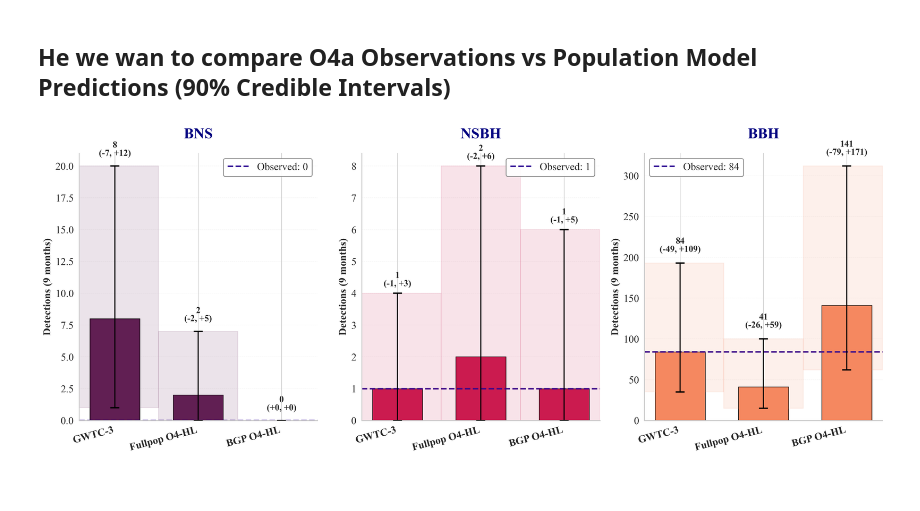
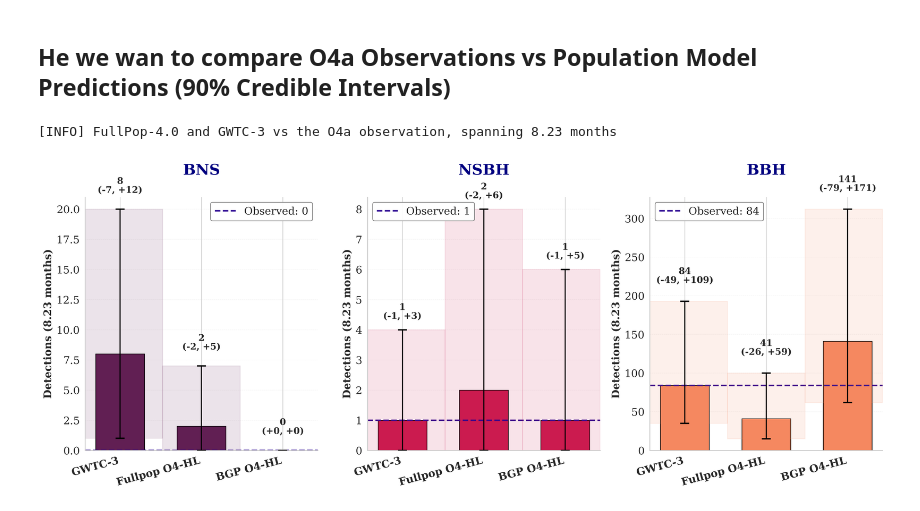
Before and after one commit to weizmannk/cbc-population-distributions, a Jupyter notebook: scripts/detection_rate.ipynb, the cells around one changed output. Drawn from its saved outputs; the diff is of its cells as text; code cells hidden in the pictures.

Commit message:
Run and fix missing imports

```diff
--- a/scripts/detection_rate.ipynb
+++ b/scripts/detection_rate.ipynb
@@ -724,9 +711,15 @@ print(f"\n Results exported to: {output_file}")
 # %% [markdown]
 ## He we wan to compare O4a Observations vs Population Model Predictions (90% Credible Intervals)
 # %%
+
+logging.info("FullPop-4.0 and GWTC-3 vs the O4a observation, spanning 8.23 months")
+
+import numpy as np
 import matplotlib.pyplot as plt
-import numpy as np
 import seaborn as sns
+import logging
+from pathlib import Path
+
 
 sns.set_style("whitegrid")
 
@@ -859,37 +852,38 @@ for idx, pop in enumerate(populations):
         lower_delta = data[model][pop]["lower_delta"]
         upper_delta = data[model][pop]["upper_delta"]
 
-        text_y = height + err_high[i] + max(predictions) * 0.08
+        text_y = height + err_high[i] + max(predictions) * 0.15
         label_text = f"{val}\n({lower_delta:+d}, {upper_delta:+d})"
 
         ax.text(
             bar.get_x() + bar.get_width() / 2.0,
             text_y,
             label_text,
             ha="center",
             va="bottom",
             fontsize=12,
             fontweight="bold",
             linespacing=1,
         )
 
     ax.set_xticks(x_pos)
     ax.set_xticklabels(
         [MODEL_NAMES[m] for m in models],
         fontsize=14,
         rotation=15,
         ha="right",
         fontweight="bold",
     )
-    ax.set_ylabel("Detections (9 months)", fontsize=14, fontweight="bold")
-    ax.set_title(f"{pop}", fontsize=20, fontweight="bold", pad=20, color="navy")
+    ax.set_ylabel("Detections (8.23 months)", fontsize=14, fontweight="bold")
+    ax.set_title(f"{pop}", fontsize=20, fontweight="bold", pad=30, color="navy")
     ax.legend(fontsize=14, framealpha=0.95, edgecolor="gray")
     ax.grid(axis="y", alpha=0.25, linestyle="--", linewidth=0.5)
     ax.set_ylim(bottom=0)
     ax.spines["top"].set_visible(False)
     ax.spines["right"].set_visible(False)
 
 plt.tight_layout(rect=[0, 0.04, 1, 0.96])
 plt.show()
 # %% [output]
+[INFO] FullPop-4.0 and GWTC-3 vs the O4a observation, spanning 8.23 months
-[figure, old version]
+[figure, new version]
```
Also changed, not shown: parts of 4 cells of this notebook.
